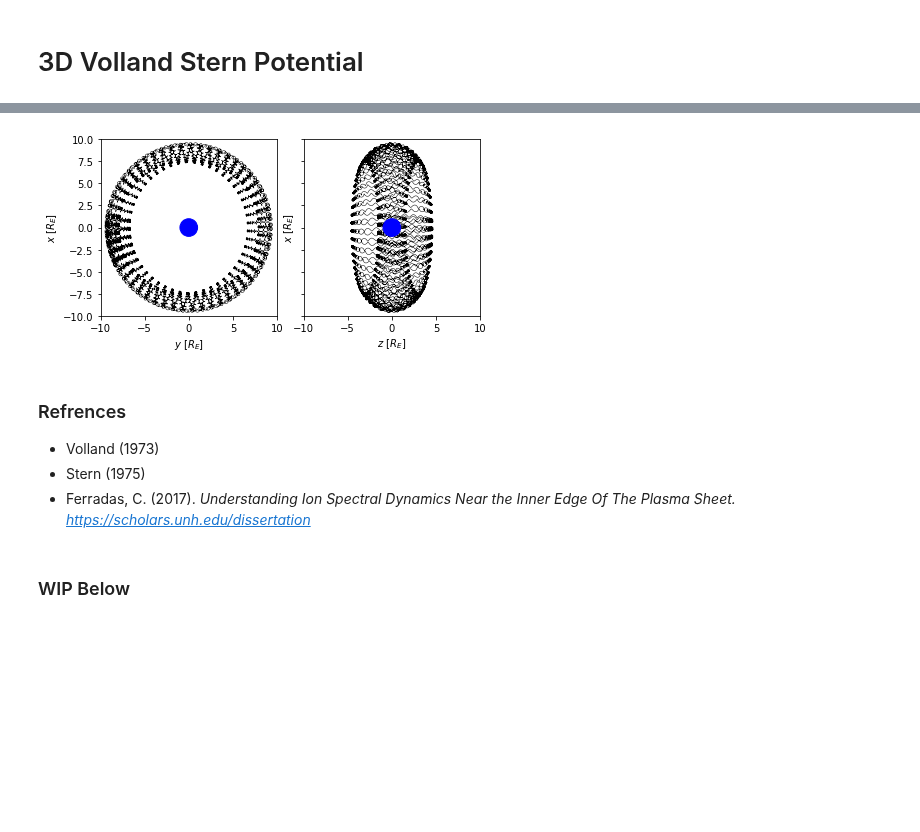
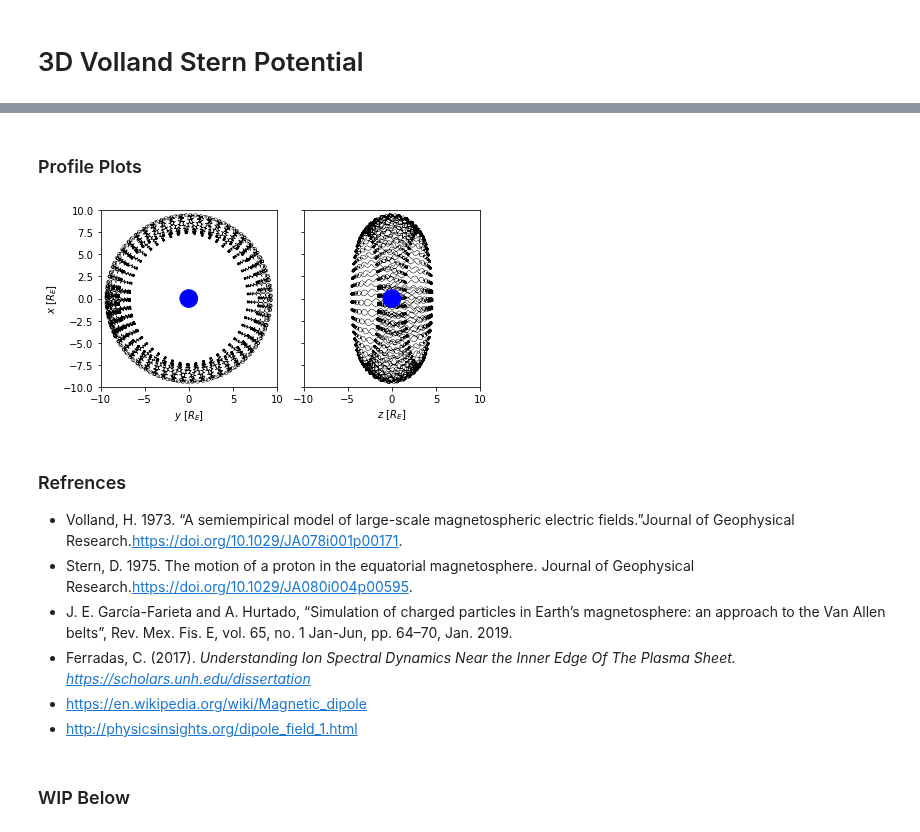
Before and after one commit to argallmr/imef, a Jupyter notebook: particle-tracing/boris-tracing/Dipole-VS.ipynb, the cells around one changed output, grey strips where cells are left out. Drawn from its saved outputs; the diff is of its cells as text; code cells hidden in the pictures; blank space fills up the shorter version.

Commit message:
Updated refrences

```diff
--- a/particle-tracing/boris-tracing/Dipole-VS.ipynb
+++ b/particle-tracing/boris-tracing/Dipole-VS.ipynb
@@ -154,7 +154,7 @@ for i in range(0, steps-1):
         # B0 = np.array([0.,0.,0.])
 
         # compute E-field
-        E = vs_efield(r, gs, kp)
+        E = vs_efield(r, gs, kp)*(1e7)
 
         # take E value for testing
         edat[i] = E
@@ -230,35 +231,42 @@ NameError: name 'steps' is not defined
+# %% [markdown]
+### Profile Plots
 # %%
 from matplotlib.patches import Circle
 
 fig, ax = plt.subplots(1,2, sharey=True)
 fig.tight_layout()
 
 ax[0].plot(rdat[:,1],rdat[:,0], 'k',linewidth=0.5)
 ax[0].set_xlabel("$y$ [$R_E$]")
 ax[0].set_ylabel("$x$ [$R_E$]")
 ax[0].add_patch(Circle((0,0), 1., color='b', zorder = 10))
 
 # fix axis
 ax[0].set_xlim([-axrng, axrng])
 ax[0].set_ylim([-axrng, axrng])
 ax[0].set_aspect('equal')
 
 ax[1].plot(rdat[:,2],rdat[:,0], 'k',linewidth=0.5)
 ax[1].set_xlabel("$z$ [$R_E$]")
-ax[1].set_ylabel("$x$ [$R_E$]")
+ax[1].set_ylabel("")
 ax[1].add_patch(Circle((0,0), 1., color='b', zorder = 10))
 
 # fix axis
 ax[1].set_xlim([-axrng, axrng])
 ax[1].set_ylim([-axrng, axrng])
 ax[1].set_aspect('equal')
 # %% [output]
-[figure, old version]
+[figure, new version]
-# %% [markdown]
-### Refrences
-* Volland (1973)
-* Stern (1975)
-* Ferradas, C. (2017). <i>Understanding Ion Spectral Dynamics Near the Inner Edge Of The Plasma Sheet. https://scholars.unh.edu/dissertation
+# %% [markdown]
+### Refrences
+* Volland, H. 1973. “A semiempirical model of large-scale magnetospheric electric fields.”Journal of Geophysical
+Research.https://doi.org/10.1029/JA078i001p00171.
+* Stern, D. 1975. The motion of a proton in the equatorial magnetosphere. Journal of Geophysical
+Research.https://doi.org/10.1029/JA080i004p00595.
+* J. E. García-Farieta and A. Hurtado, “Simulation of charged particles in Earth’s magnetosphere: an approach to the Van Allen belts”, Rev. Mex. Fis. E, vol. 65, no. 1 Jan-Jun, pp. 64–70, Jan. 2019.
+* Ferradas, C. (2017). <i>Understanding Ion Spectral Dynamics Near the Inner Edge Of The Plasma Sheet. https://scholars.unh.edu/dissertation
+* https://en.wikipedia.org/wiki/Magnetic_dipole
+* http://physicsinsights.org/dipole_field_1.html
 # %% [markdown]
 ### WIP Below
 # %%
```
Also changed, not shown: parts of 5 cells of this notebook, 2 other files.
